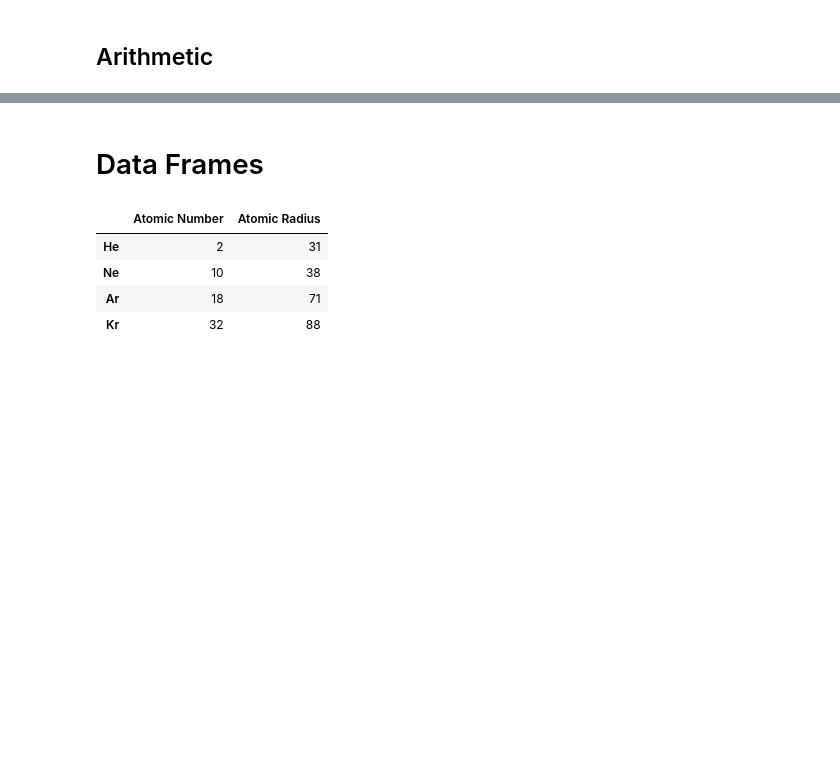
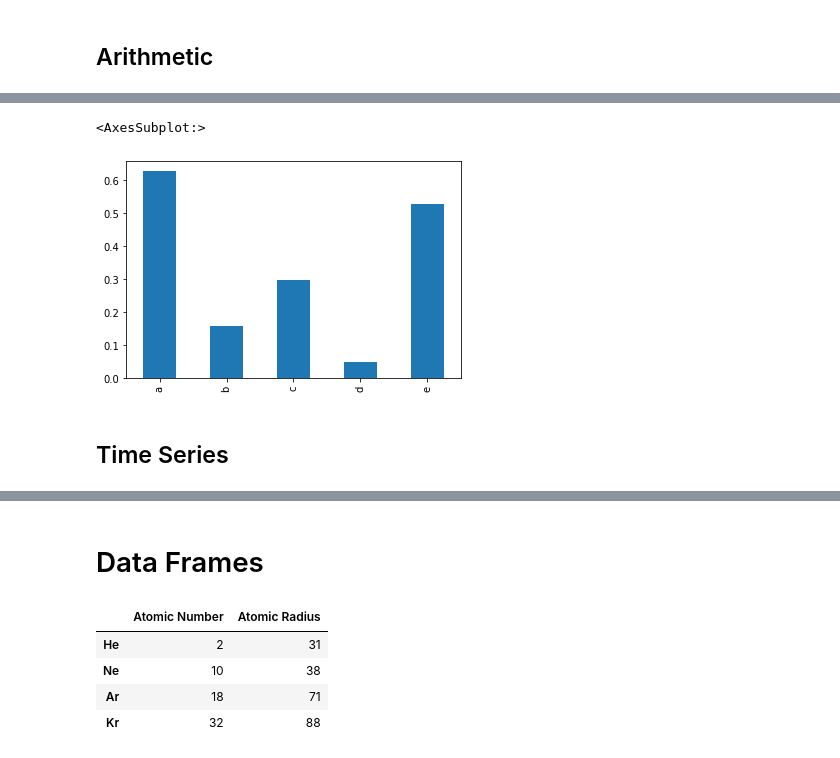
Before and after one commit to dhesse/IN-STK5000-Autumn-2022, a Jupyter notebook: nbhome/02 Pandas Basics.ipynb, the cells around one changed output, grey strips where cells are left out. Saved outputs shown, nothing was run; the diff lists cells and outputs as text; code cells hidden in the pictures; blank space fills up the shorter version.

```diff
--- a/nbhome/02 Pandas Basics.ipynb
+++ b/nbhome/02 Pandas Basics.ipynb
@@ -185,0 +193,7 @@ dtype: float64
+# %%
+s.plot.bar()
+# %% [output]
+<AxesSubplot:>
+[figure, added]
+# %% [markdown]
+## Time Series
```
Also changed, not shown: parts of 30 cells of this notebook, 1 other file.
